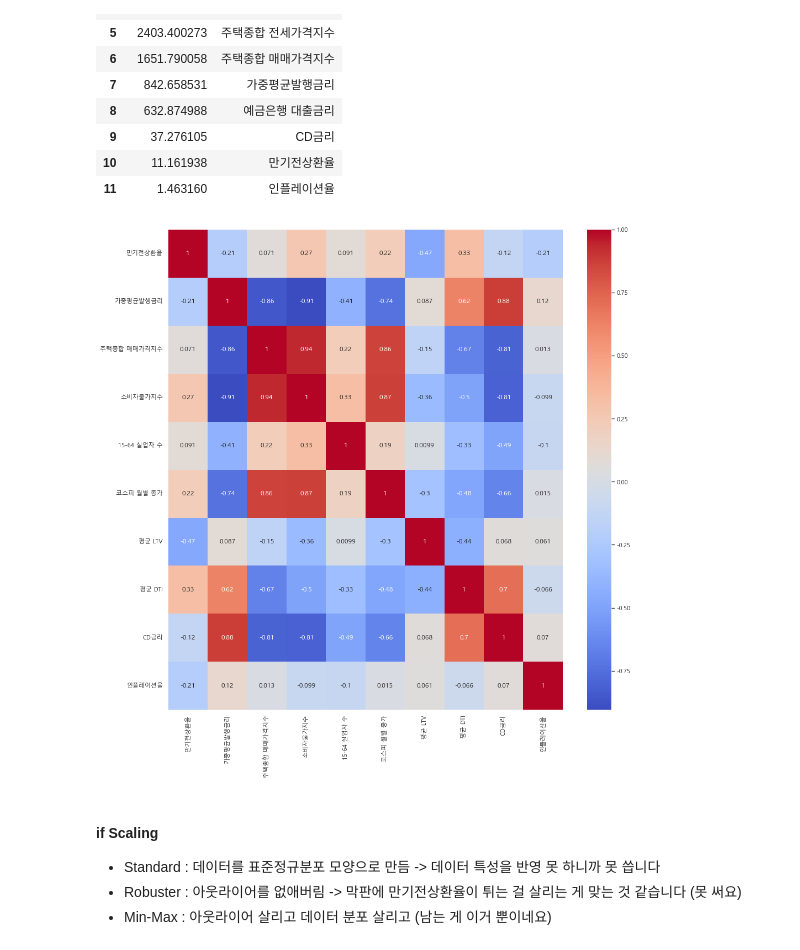
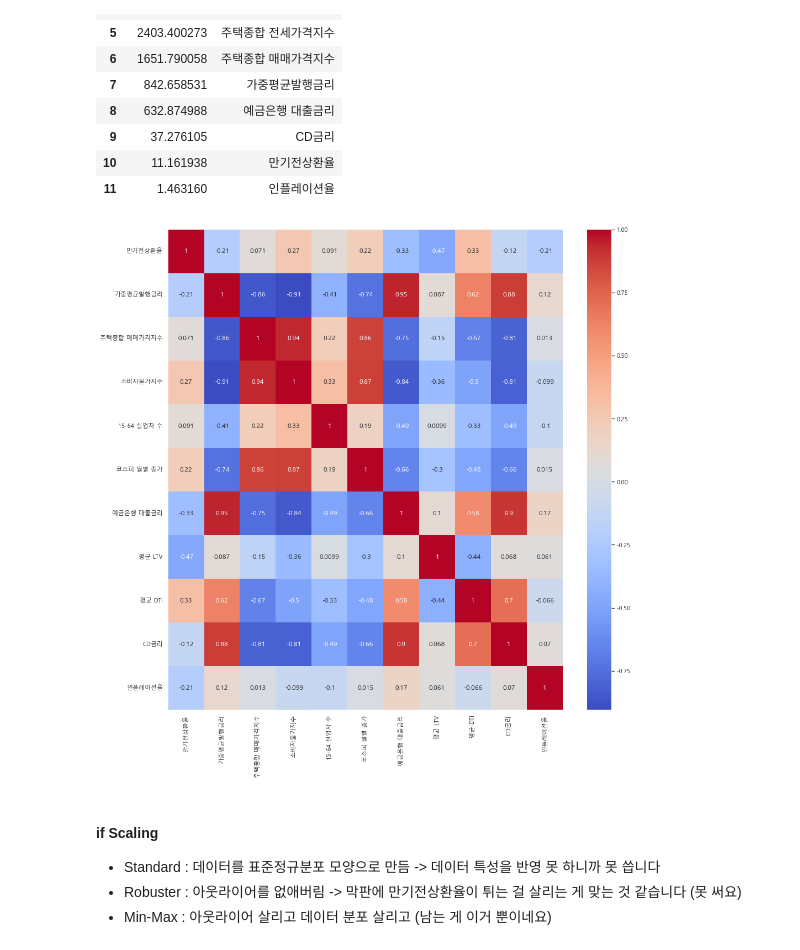
Before and after one commit to pelllzz/ubion4_project1, a Jupyter notebook: code/본격_분석.ipynb, the cells around one changed output. Saved outputs shown, nothing was run; the diff lists cells and outputs as text; code cells hidden in the pictures.

```diff
--- a/code/본격_분석.ipynb
+++ b/code/본격_분석.ipynb
@@ -218,16 +218,16 @@ vif
 # %%
 # 히트맵을 보고 컬럼에서 상관관계가 높다고 생각된 컬럼들 선정
 data_b = data_a.copy()
-data_b.drop(columns=['예금은행 대출금리', '주택종합 전세가격지수'], inplace=True)
+data_b.drop(columns=['주택종합 전세가격지수'], inplace=True)
 
 # 상관관계 재확인
 sns.set(rc={'figure.figsize':(16,16)}) # 히트맵 크기 설정
 plt.rc('font', family='Malgun Gothic') # 한글 깨짐 설정
 sns.heatmap(data_b.corr(), annot=True, cmap='coolwarm') # 히트맵 그리기
 plt.rcParams['axes.unicode_minus'] = False # 마이너스 부호 깨지는 걸 방지함
 plt.show()
 # %% [output]
-[figure, old version]
+[figure, new version]
 # %% [markdown]
 #### if Scaling
 - Standard : 데이터를 표준정규분포 모양으로 만듬 -> 데이터 특성을 반영 못 하니까 못 씁니다
```
Also changed, not shown: parts of 20 cells of this notebook, 1 other file.
